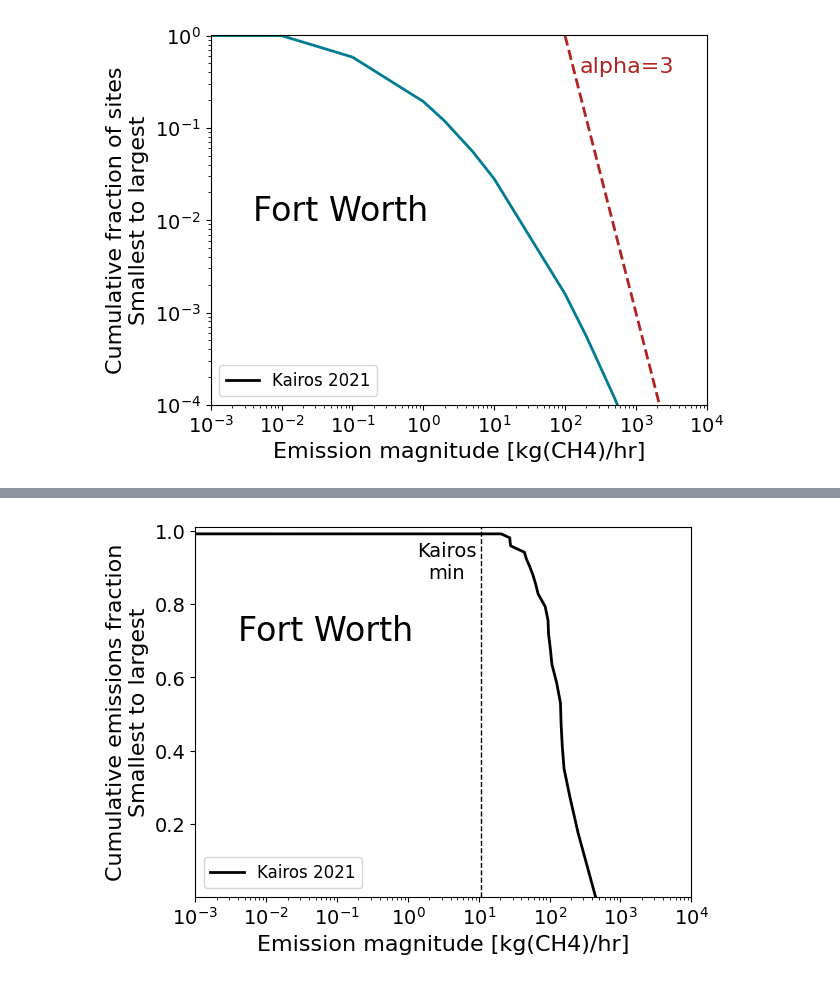
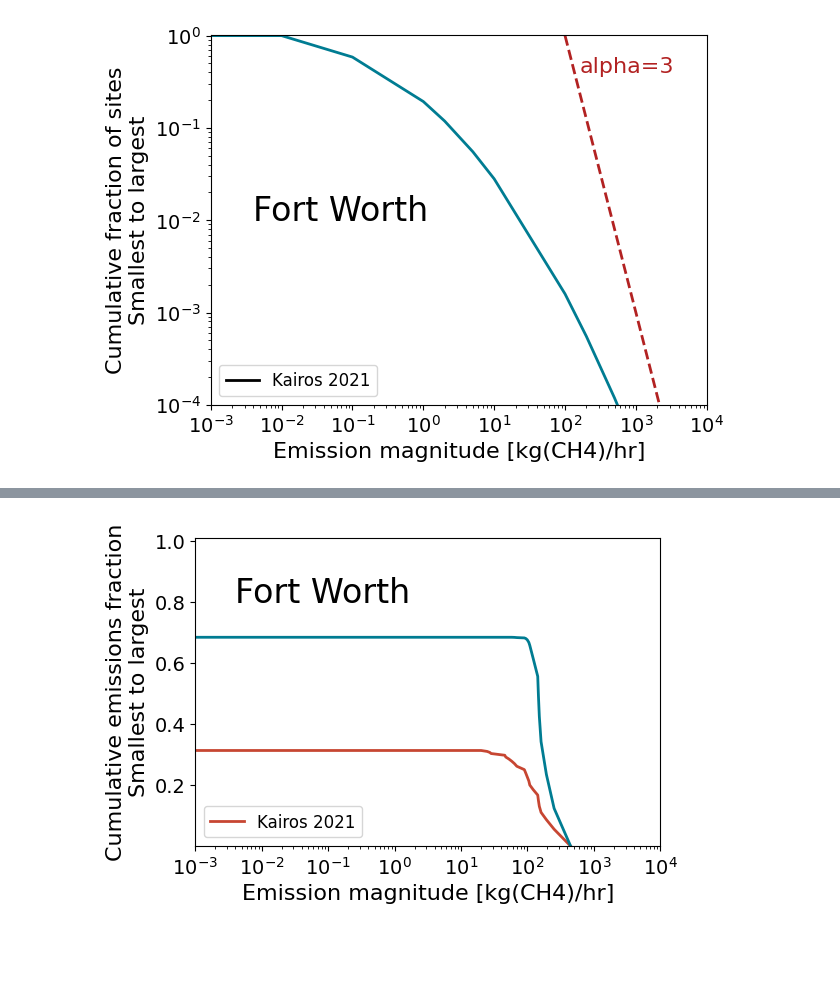
Before and after one commit to esherwin/MethaneDistributions, a Jupyter notebook: DistributionsMain.ipynb, the cells around one changed output, grey strips where cells are left out. Cells and saved outputs as stored; diff of their text form; code cells hidden in the pictures; blank space fills up the shorter version.

```diff
--- a/DistributionsMain.ipynb
+++ b/DistributionsMain.ipynb
@@ -2625,0 +3190,20 @@ plt.show()
+# %%
+# Cumulative emissions Uinta
+
+ax = plt.gca()
+
+# Main plot
+plt.semilogx(CMUinta2020Midstream['Emission magnitude [kgh]'], CMUinta2020Midstream['Cumulative aerial emissions fraction [%]'], linewidth=2, color=colors[2], linestyle='-')
+plt.xlabel('Emission magnitude [kg(CH4)/hr]', size=16)
+plt.ylabel('Cumulative emissions fraction\nSmallest to largest', size=16)
+plt.xticks(fontsize=14)
+plt.yticks(fontsize=14)
+ax.set_ylim(0.001, 1.01)
+ax.set_xlim(10**-3, 10**4)
+
+plt.legend(['CM 2020'],
+           loc='lower left', fontsize=12)
+
+plt.rcParams["figure.figsize"] = 6,4
+plt.savefig('Uinta midstream distribution 20221107.pdf', format='pdf', bbox_inches="tight")
+# plt.show()
@@ -2626,29 +3212,23 @@ plt.show()
 # %%
-# Cumulative emissions Fort Worth
+# Cumulative midstream emissions Fort Worth
 
 ax = plt.gca()
 
 # Main plot
-plt.semilogx(KairosBarnettMidstream['Emission magnitude [kgh]'], KairosBarnettMidstream['Cumulative emissions fraction [%]'], linewidth=2, color=colors[0], linestyle="solid")
-plt.semilogx(KairosBarnettMidstream['Emission magnitude [kgh]'], KairosBarnettMidstream['Cumulative emissions fraction [%]'], linewidth=2, color=colors[1], linestyle="solid")
+plt.semilogx(KairosBarnettMidstream['Emission magnitude [kgh]'], KairosBarnettMidstream['Cumulative aerial emissions fraction [%]'], linewidth=2, color=colors[2], linestyle="solid")
+plt.semilogx(KairosBarnettMidstream['Emission magnitude [kgh]'], KairosBarnettMidstream['Cumulative partial emissions fraction [%]'], linewidth=2, color=colors[1], linestyle="solid")
 plt.xlabel('Emission magnitude [kg(CH4)/hr]', size=16)
 plt.ylabel('Cumulative emissions fraction\nSmallest to largest', size=16)
 plt.xticks(fontsize=14)
 plt.yticks(fontsize=14)
 ax.set_ylim(0.001, 1.01)
 ax.set_xlim(10**-3, 10**4)
 plt.legend(['Kairos 2021'],
            loc='lower left', fontsize=12)
-plt.text(10**-2.4, 0.7, 'Fort Worth', fontsize=24, color='black', rotation=0, ha='left')
+plt.text(10**-2.4, 0.8, 'Fort Worth', fontsize=24, color='black', rotation=0, ha='left')
 
-# Min detected
-plt.axvline(BarnettMinDetected, color=colors[0], linestyle="--", lw=1, label="CM min detected")
-plt.text(10**0.55, 0.87, 'Kairos\nmin', size=14, color='black', rotation=0, ha='center')
-
-# plt.semilogx(CMUinta2020['Emission magnitude [kgh]'], CMUinta2020['Cumulative emissions fraction [%]'], linewidth=2, color="black")
-# ax.axvline(KairosMinDetect, color="saddlebrown", linestyle="--", lw=2, label="Kairos min detect")
-# ax.axvline(KairosFullDetect, color="saddlebrown", linestyle="--", lw=2, label="Kairos full detect")
-plt.savefig('Fort Worth midstream distribution 2022106.pdf', format='pdf', bbox_inches="tight")
+plt.rcParams["figure.figsize"] = 6,4
+plt.savefig('Fort Worth midstream distribution 2022107.pdf', format='pdf', bbox_inches="tight")
 # plt.show()
 # %% [output]
-[figure, old version]
+[figure, new version]
```
Also changed, not shown: parts of 41 cells of this notebook, 41 other files.
